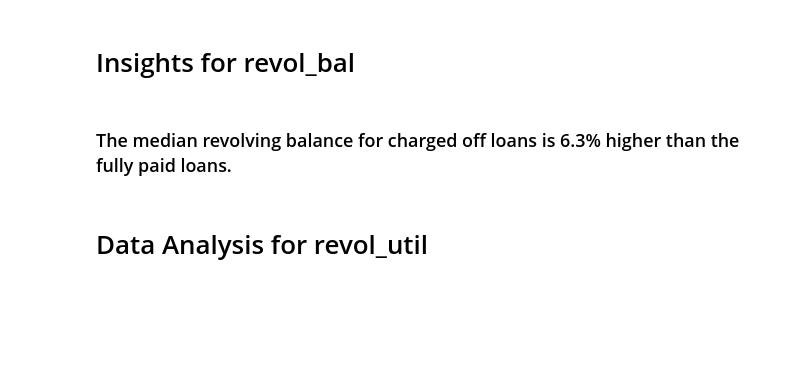
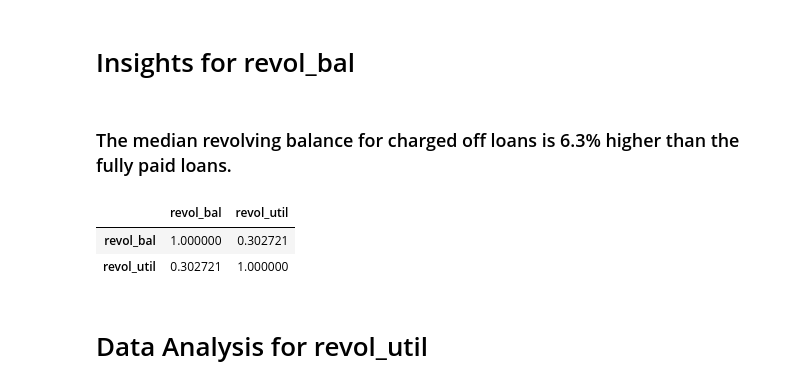
Before and after one commit to amirivija/EDA, a Jupyter notebook: group_assignment.ipynb, the cells around one changed output. Drawn from its saved outputs; the diff is of its cells as text; code cells hidden in the pictures; blank space fills up the shorter version.

Commit message:
adding correlation between revol bal and revol util

```diff
--- a/group_assignment.ipynb
+++ b/group_assignment.ipynb
@@ -1129,6 +1129,13 @@ lending_club[['revol_bal', 'loan_status']].groupby('loan_status').quantile([0.5]
 # Insights for revol_bal
 # %% [markdown]
 ### The median revolving balance for charged off loans is 6.3% higher than the fully paid loans.
+# %%
+# Is revol_bal and revol_util corelated. They are not highly corelated.
+lending_club[['revol_bal','revol_util']].corr()
+# %% [output]
+|  | revol_bal | revol_util |
+| revol_bal | 1.000000 | 0.302721 |
+| revol_util | 0.302721 | 1.000000 |
 # %% [markdown]
 # Data Analysis for revol_util
 # %% [markdown]
```
